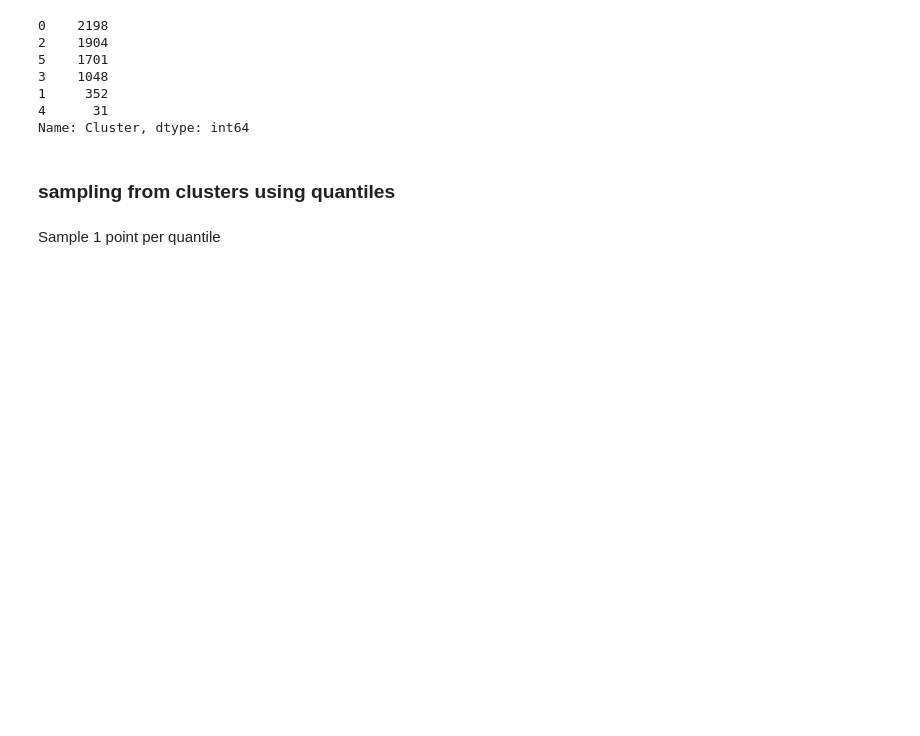
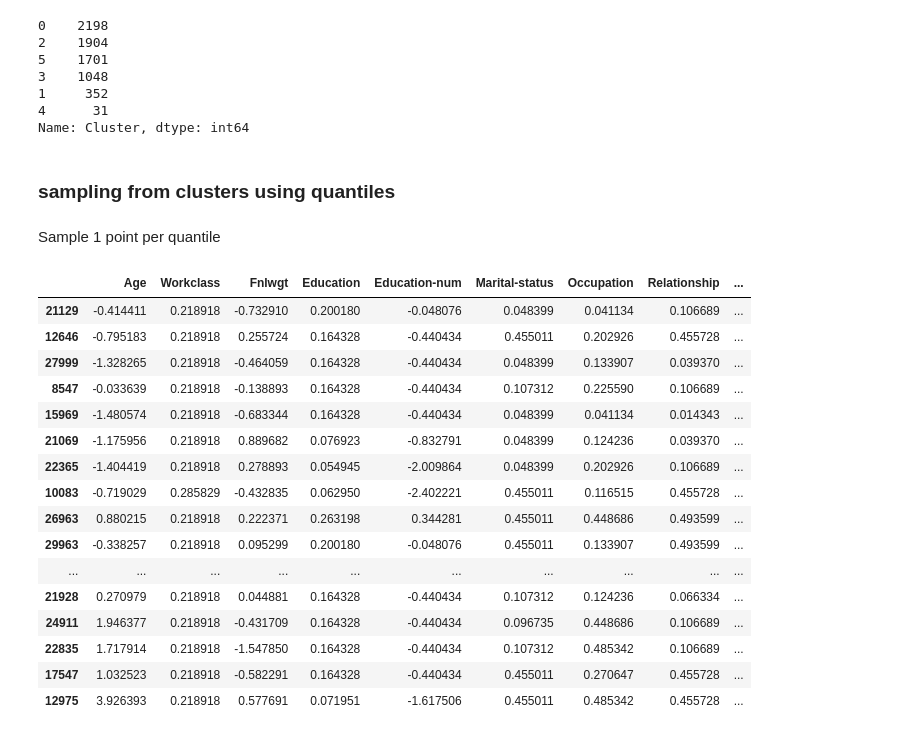
Before and after one commit to gerzin/mlem, a Jupyter notebook: notebooks/datasets/adult/AdultBlackboxWithoutClustering.ipynb, the cells around one changed output. Drawn from its saved outputs; the diff is of its cells as text; code cells hidden in the pictures; blank space fills up the shorter version.

```diff
--- a/notebooks/datasets/adult/AdultBlackboxWithoutClustering.ipynb
+++ b/notebooks/datasets/adult/AdultBlackboxWithoutClustering.ipynb
@@ -547,3 +547,23 @@ x_test_clustered = representatives.drop(labels=['Target', 'Cluster'], axis=1).to
 y_test_clustered = representatives.Target.to_numpy()
 # %%
 np.savez(OUTPUT_FOLDER / "adult_rf_noclustering_data", x_train=X_train, x_test=X_test, y_train=y_train, y_test=y_test, x_test_clustered=x_test_clustered, y_test_clustered=y_test_clustered)
+# %%
+representatives
+# %% [output]
+|  | Age | Workclass | Fnlwgt | Education | Education-num | Marital-status | Occupation | Relationship | ... |
+| 21129 | -0.414411 | 0.218918 | -0.732910 | 0.200180 | -0.048076 | 0.048399 | 0.041134 | 0.106689 | ... |
+| 12646 | -0.795183 | 0.218918 | 0.255724 | 0.164328 | -0.440434 | 0.455011 | 0.202926 | 0.455728 | ... |
+| 27999 | -1.328265 | 0.218918 | -0.464059 | 0.164328 | -0.440434 | 0.048399 | 0.133907 | 0.039370 | ... |
+| 8547 | -0.033639 | 0.218918 | -0.138893 | 0.164328 | -0.440434 | 0.107312 | 0.225590 | 0.106689 | ... |
+| 15969 | -1.480574 | 0.218918 | -0.683344 | 0.164328 | -0.440434 | 0.048399 | 0.041134 | 0.014343 | ... |
+| 21069 | -1.175956 | 0.218918 | 0.889682 | 0.076923 | -0.832791 | 0.048399 | 0.124236 | 0.039370 | ... |
+| 22365 | -1.404419 | 0.218918 | 0.278893 | 0.054945 | -2.009864 | 0.048399 | 0.202926 | 0.106689 | ... |
+| 10083 | -0.719029 | 0.285829 | -0.432835 | 0.062950 | -2.402221 | 0.455011 | 0.116515 | 0.455728 | ... |
+| 26963 | 0.880215 | 0.218918 | 0.222371 | 0.263198 | 0.344281 | 0.455011 | 0.448686 | 0.493599 | ... |
+| 29963 | -0.338257 | 0.218918 | 0.095299 | 0.200180 | -0.048076 | 0.455011 | 0.133907 | 0.493599 | ... |
+| ... | ... | ... | ... | ... | ... | ... | ... | ... | ... |
+| 21928 | 0.270979 | 0.218918 | 0.044881 | 0.164328 | -0.440434 | 0.107312 | 0.124236 | 0.066334 | ... |
+| 24911 | 1.946377 | 0.218918 | -0.431709 | 0.164328 | -0.440434 | 0.096735 | 0.448686 | 0.106689 | ... |
+| 22835 | 1.717914 | 0.218918 | -1.547850 | 0.164328 | -0.440434 | 0.107312 | 0.485342 | 0.106689 | ... |
+| 17547 | 1.032523 | 0.218918 | -0.582291 | 0.164328 | -0.440434 | 0.455011 | 0.270647 | 0.455728 | ... |
+| 12975 | 3.926393 | 0.218918 | 0.577691 | 0.071951 | -1.617506 | 0.455011 | 0.485342 | 0.455728 | ... |
```
Also changed, not shown: parts of 3 cells of this notebook, 3 other files.
